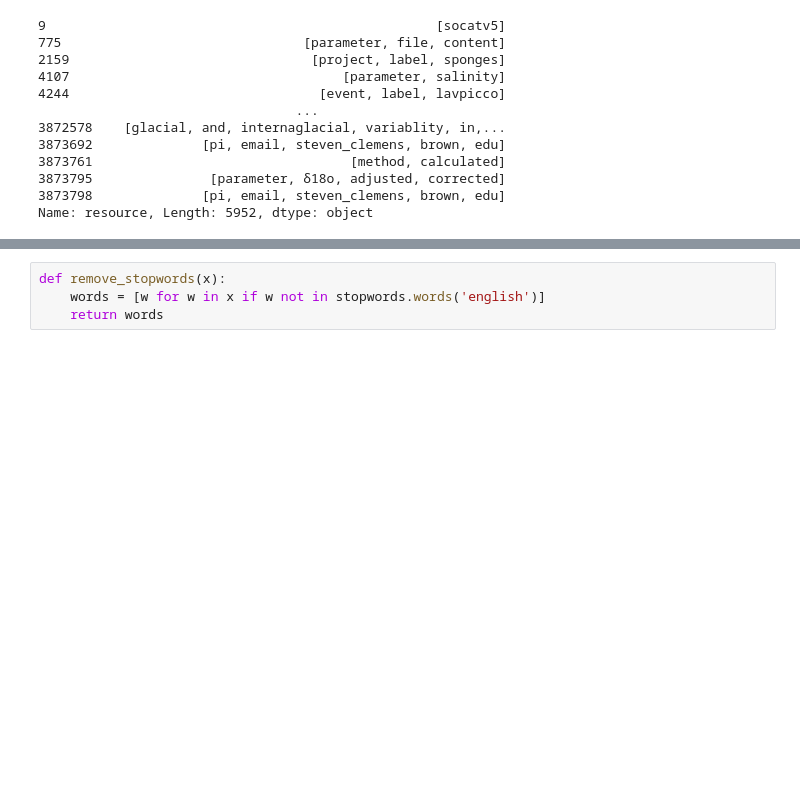
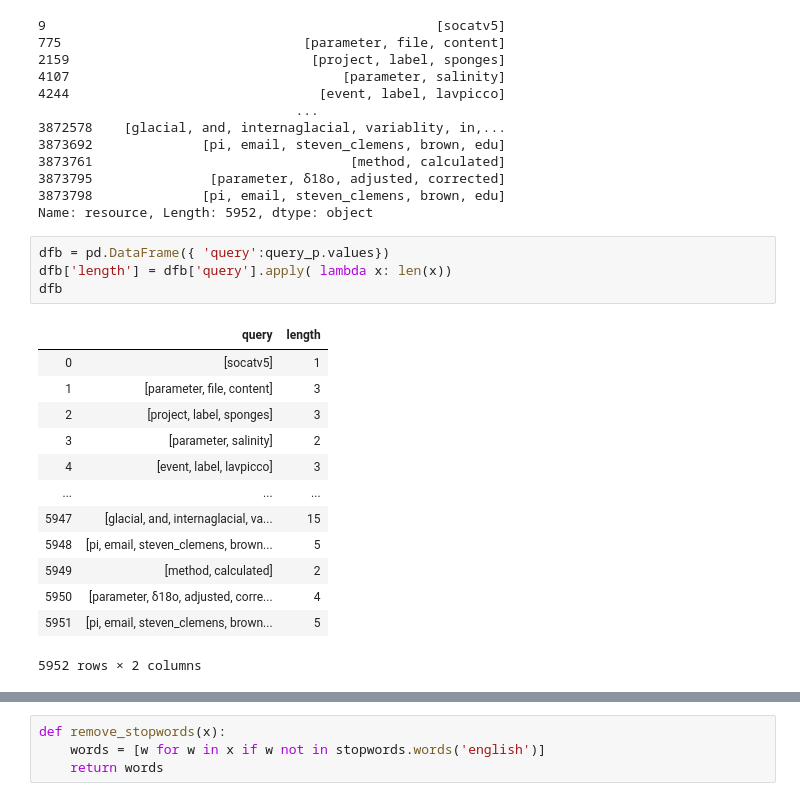
Before and after one commit to pangaea-data-publisher/pan_usagemmine, a Jupyter notebook: Query_Words.ipynb, the cells around one changed output, grey strips where cells are left out. Cells and saved outputs as stored; diff of their text form; blank space fills up the shorter version.

```diff
--- a/Query_Words.ipynb
+++ b/Query_Words.ipynb
@@ -159,3 +159,21 @@ query_p
 3873795               [parameter, δ18o, adjusted, corrected]
 3873798              [pi, email, steven_clemens, brown, edu]
 Name: resource, Length: 5952, dtype: object
+# %%
+dfb = pd.DataFrame({ 'query':query_p.values})
+dfb['length'] = dfb['query'].apply( lambda x: len(x))
+dfb
+# %% [output]
+|  | query | length |
+| 0 | [socatv5] | 1 |
+| 1 | [parameter, file, content] | 3 |
+| 2 | [project, label, sponges] | 3 |
+| 3 | [parameter, salinity] | 2 |
+| 4 | [event, label, lavpicco] | 3 |
+| ... | ... | ... |
+| 5947 | [glacial, and, internaglacial, va... | 15 |
+| 5948 | [pi, email, steven_clemens, brown... | 5 |
+| 5949 | [method, calculated] | 2 |
+| 5950 | [parameter, δ18o, adjusted, corre... | 4 |
+| 5951 | [pi, email, steven_clemens, brown... | 5 |
+5952 rows × 2 columns
```
Also changed, not shown: parts of 4 cells of this notebook, 4 other files.
